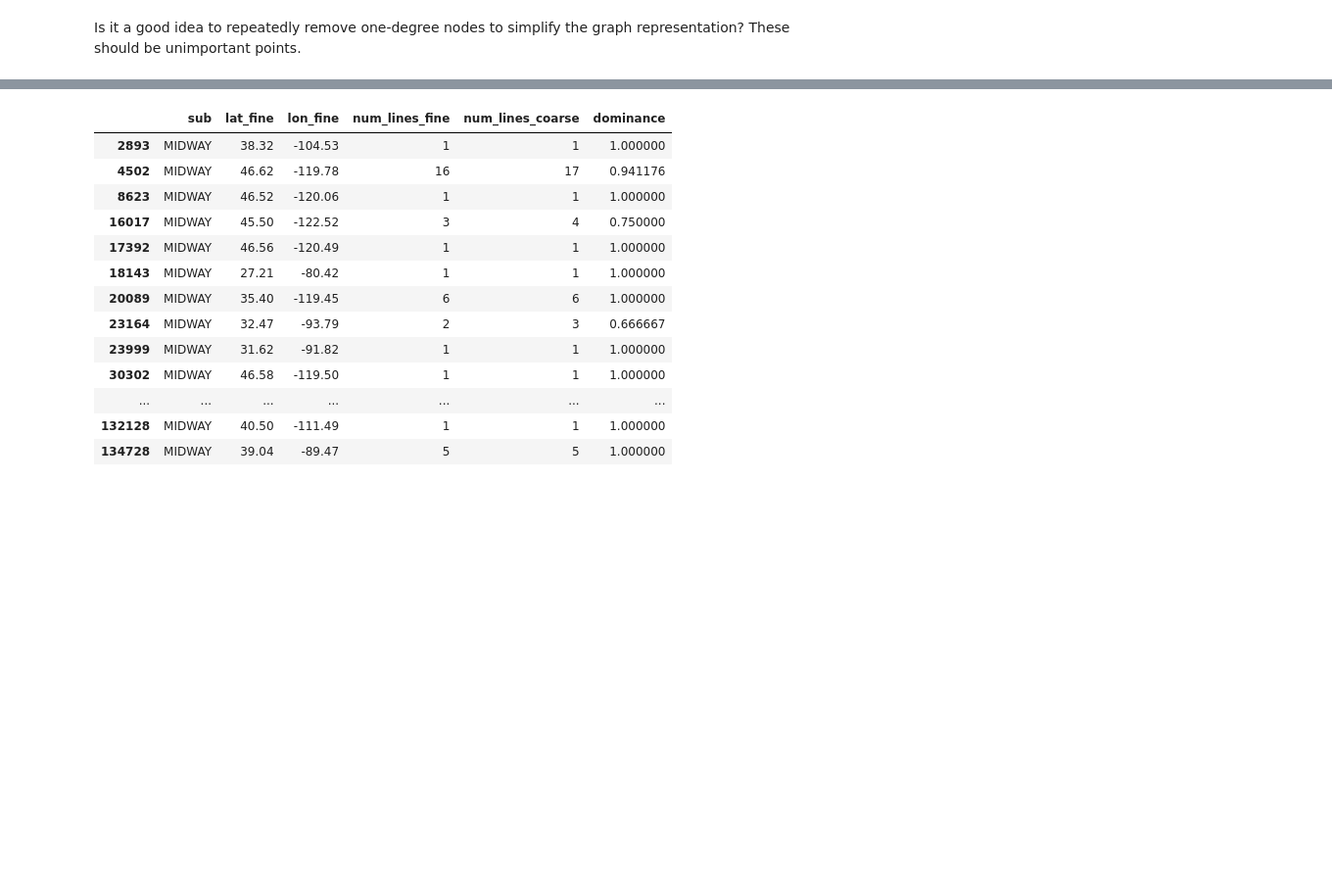
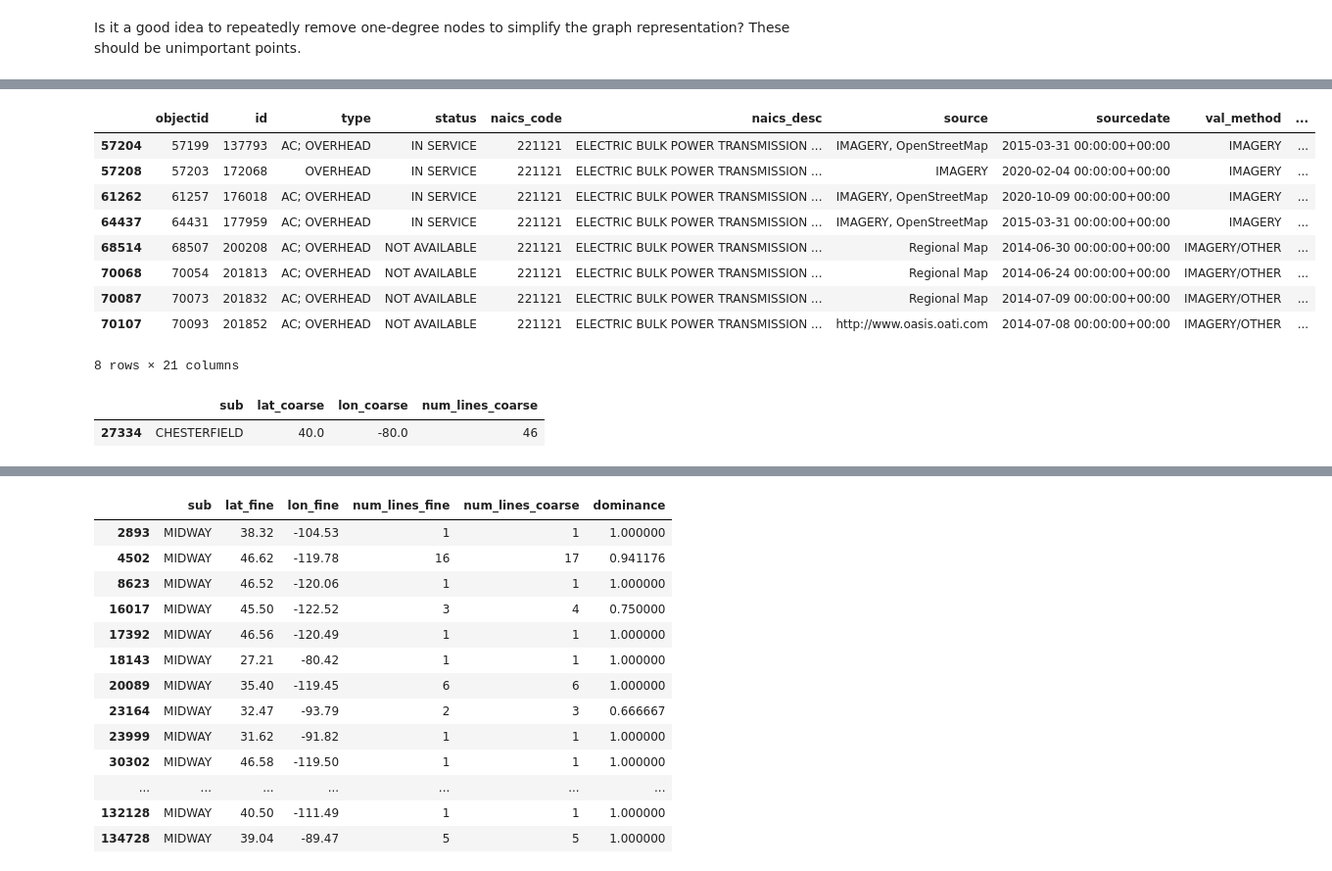
Before and after one commit to Ker-ple/electric_grid, a Jupyter notebook: EDA/grids.ipynb, the cells around one changed output, grey strips where cells are left out. Shown at 98% size. Drawn from its saved outputs; the diff is of its cells as text; code cells hidden in the pictures; blank space fills up the shorter version.

```diff
--- a/EDA/grids.ipynb
+++ b/EDA/grids.ipynb
@@ -277,3 +282,21 @@ with duckdb.connect('transmission.db') as con:
     df_fine = con.sql("""SELECT * FROM agged_coords_fine""").df()
     df_coarse = con.sql("""SELECT * FROM agged_coords_coarse""").df()
     dominance = con.sql("""SELECT * FROM dominance""").df()
+# %%
+usa[(usa['coords_one'].str.split(', ').str[0].astype(float).between(38, 40)) & usa['sub_1'].isin(['MIDWAY'])]
+# %% [output]
+|  | objectid | id | type | status | naics_code | naics_desc | source | sourcedate | val_method | ... |
+| 57204 | 57199 | 137793 | AC; OVERHEAD | IN SERVICE | 221121 | ELECTRIC BULK POWER TRANSMISSION ... | IMAGERY, OpenStreetMap | 2015-03-31 00:00:00+00:00 | IMAGERY | ... |
+| 57208 | 57203 | 172068 | OVERHEAD | IN SERVICE | 221121 | ELECTRIC BULK POWER TRANSMISSION ... | IMAGERY | 2020-02-04 00:00:00+00:00 | IMAGERY | ... |
+| 61262 | 61257 | 176018 | AC; OVERHEAD | IN SERVICE | 221121 | ELECTRIC BULK POWER TRANSMISSION ... | IMAGERY, OpenStreetMap | 2020-10-09 00:00:00+00:00 | IMAGERY | ... |
+| 64437 | 64431 | 177959 | AC; OVERHEAD | IN SERVICE | 221121 | ELECTRIC BULK POWER TRANSMISSION ... | IMAGERY, OpenStreetMap | 2015-03-31 00:00:00+00:00 | IMAGERY | ... |
+| 68514 | 68507 | 200208 | AC; OVERHEAD | NOT AVAILABLE | 221121 | ELECTRIC BULK POWER TRANSMISSION ... | Regional Map | 2014-06-30 00:00:00+00:00 | IMAGERY/OTHER | ... |
+| 70068 | 70054 | 201813 | AC; OVERHEAD | NOT AVAILABLE | 221121 | ELECTRIC BULK POWER TRANSMISSION ... | Regional Map | 2014-06-24 00:00:00+00:00 | IMAGERY/OTHER | ... |
+| 70087 | 70073 | 201832 | AC; OVERHEAD | NOT AVAILABLE | 221121 | ELECTRIC BULK POWER TRANSMISSION ... | Regional Map | 2014-07-09 00:00:00+00:00 | IMAGERY/OTHER | ... |
+| 70107 | 70093 | 201852 | AC; OVERHEAD | NOT AVAILABLE | 221121 | ELECTRIC BULK POWER TRANSMISSION ... | http://www.oasis.oati.com | 2014-07-08 00:00:00+00:00 | IMAGERY/OTHER | ... |
+8 rows × 21 columns
+# %%
+t1
+# %% [output]
+|  | sub | lat_coarse | lon_coarse | num_lines_coarse |
+| 27334 | CHESTERFIELD | 40.0 | -80.0 | 46 |
```
Also changed, not shown: parts of 26 cells of this notebook.
